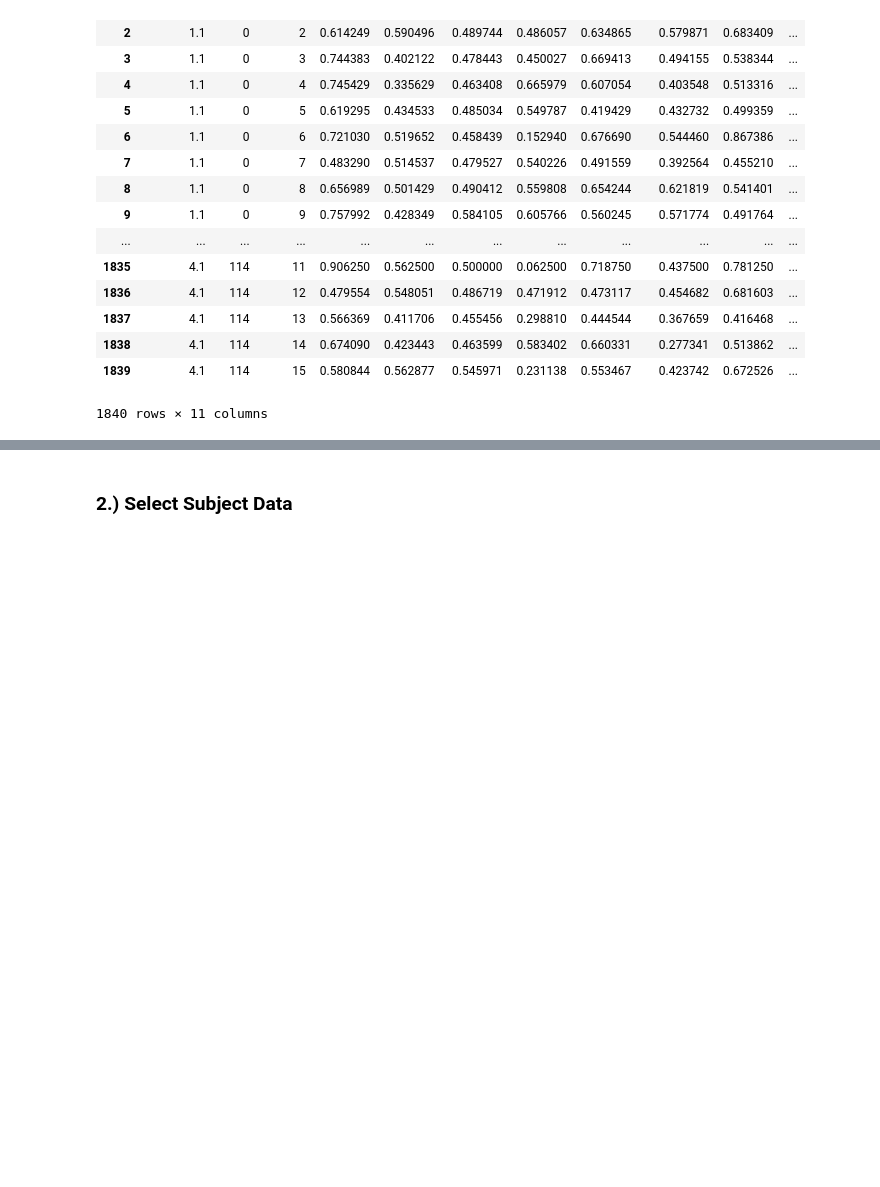
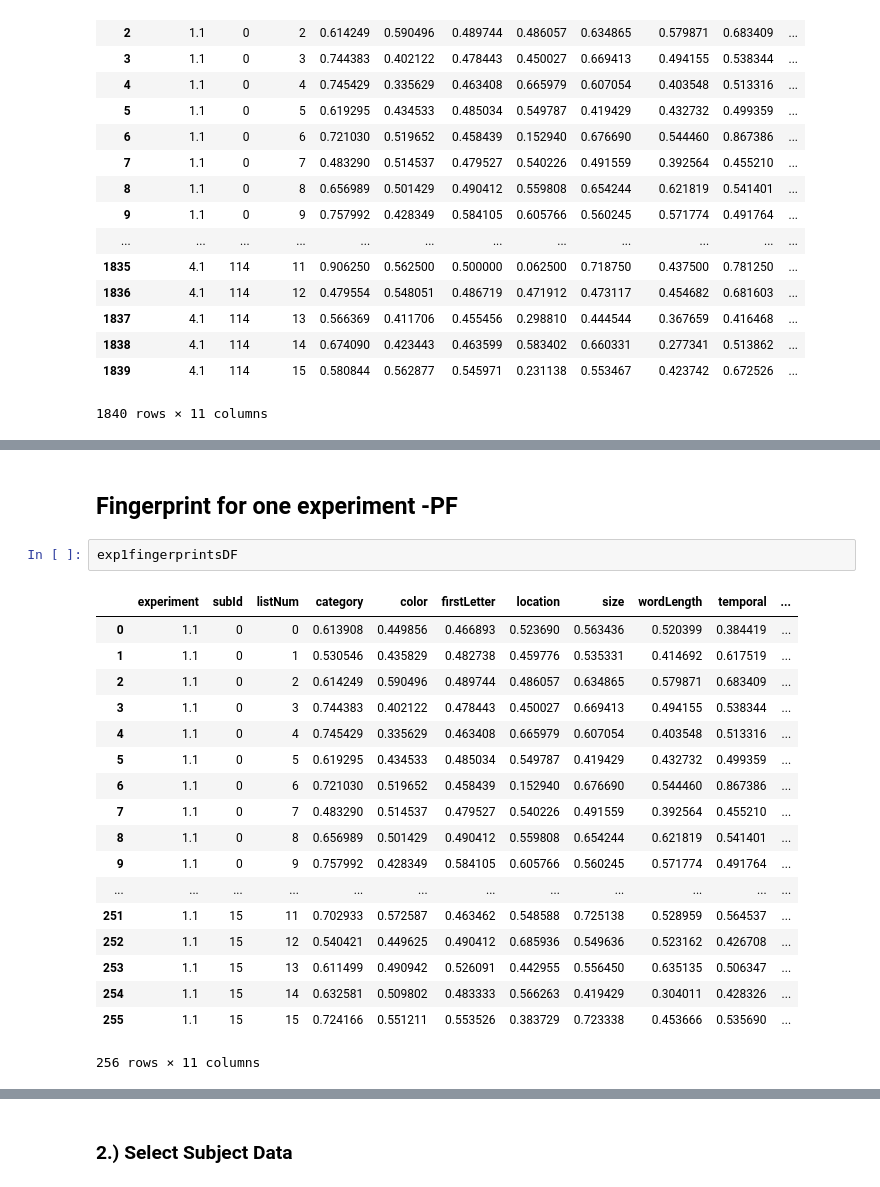
Before and after one commit to ContextLab/FRFR-analyses, a Jupyter notebook: notebooks/FRFR-analyses-1.0-PF.ipynb, the cells around one changed output, grey strips where cells are left out. Drawn from its saved outputs; the diff is of its cells as text; blank space fills up the shorter version.

```diff
--- a/notebooks/FRFR-analyses-1.0-PF.ipynb
+++ b/notebooks/FRFR-analyses-1.0-PF.ipynb
@@ -473,0 +603,23 @@ fingerprintsDF
+# %% [markdown]
+<h2>Fingerprint for one experiment -PF</h2>
+# %%
+exp1fingerprintsDF
+# %% [output]
+|  | experiment | subId | listNum | category | color | firstLetter | location | size | wordLength | temporal | ... |
+| 0 | 1.1 | 0 | 0 | 0.613908 | 0.449856 | 0.466893 | 0.523690 | 0.563436 | 0.520399 | 0.384419 | ... |
+| 1 | 1.1 | 0 | 1 | 0.530546 | 0.435829 | 0.482738 | 0.459776 | 0.535331 | 0.414692 | 0.617519 | ... |
+| 2 | 1.1 | 0 | 2 | 0.614249 | 0.590496 | 0.489744 | 0.486057 | 0.634865 | 0.579871 | 0.683409 | ... |
+| 3 | 1.1 | 0 | 3 | 0.744383 | 0.402122 | 0.478443 | 0.450027 | 0.669413 | 0.494155 | 0.538344 | ... |
+| 4 | 1.1 | 0 | 4 | 0.745429 | 0.335629 | 0.463408 | 0.665979 | 0.607054 | 0.403548 | 0.513316 | ... |
+| 5 | 1.1 | 0 | 5 | 0.619295 | 0.434533 | 0.485034 | 0.549787 | 0.419429 | 0.432732 | 0.499359 | ... |
+| 6 | 1.1 | 0 | 6 | 0.721030 | 0.519652 | 0.458439 | 0.152940 | 0.676690 | 0.544460 | 0.867386 | ... |
+| 7 | 1.1 | 0 | 7 | 0.483290 | 0.514537 | 0.479527 | 0.540226 | 0.491559 | 0.392564 | 0.455210 | ... |
+| 8 | 1.1 | 0 | 8 | 0.656989 | 0.501429 | 0.490412 | 0.559808 | 0.654244 | 0.621819 | 0.541401 | ... |
+| 9 | 1.1 | 0 | 9 | 0.757992 | 0.428349 | 0.584105 | 0.605766 | 0.560245 | 0.571774 | 0.491764 | ... |
+| ... | ... | ... | ... | ... | ... | ... | ... | ... | ... | ... | ... |
+| 251 | 1.1 | 15 | 11 | 0.702933 | 0.572587 | 0.463462 | 0.548588 | 0.725138 | 0.528959 | 0.564537 | ... |
+| 252 | 1.1 | 15 | 12 | 0.540421 | 0.449625 | 0.490412 | 0.685936 | 0.549636 | 0.523162 | 0.426708 | ... |
+| 253 | 1.1 | 15 | 13 | 0.611499 | 0.490942 | 0.526091 | 0.442955 | 0.556450 | 0.635135 | 0.506347 | ... |
+| 254 | 1.1 | 15 | 14 | 0.632581 | 0.509802 | 0.483333 | 0.566263 | 0.419429 | 0.304011 | 0.428326 | ... |
+| 255 | 1.1 | 15 | 15 | 0.724166 | 0.551211 | 0.553526 | 0.383729 | 0.723338 | 0.453666 | 0.535690 | ... |
+256 rows × 11 columns
```
Also changed, not shown: parts of 11 cells of this notebook, 3 other files.
